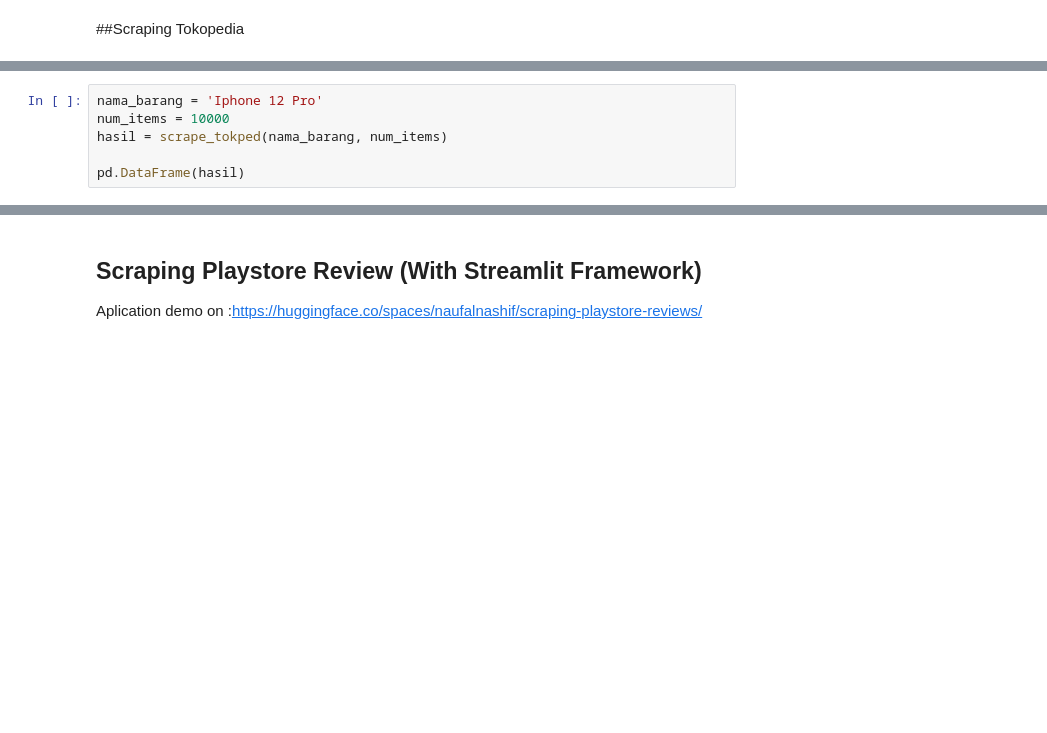
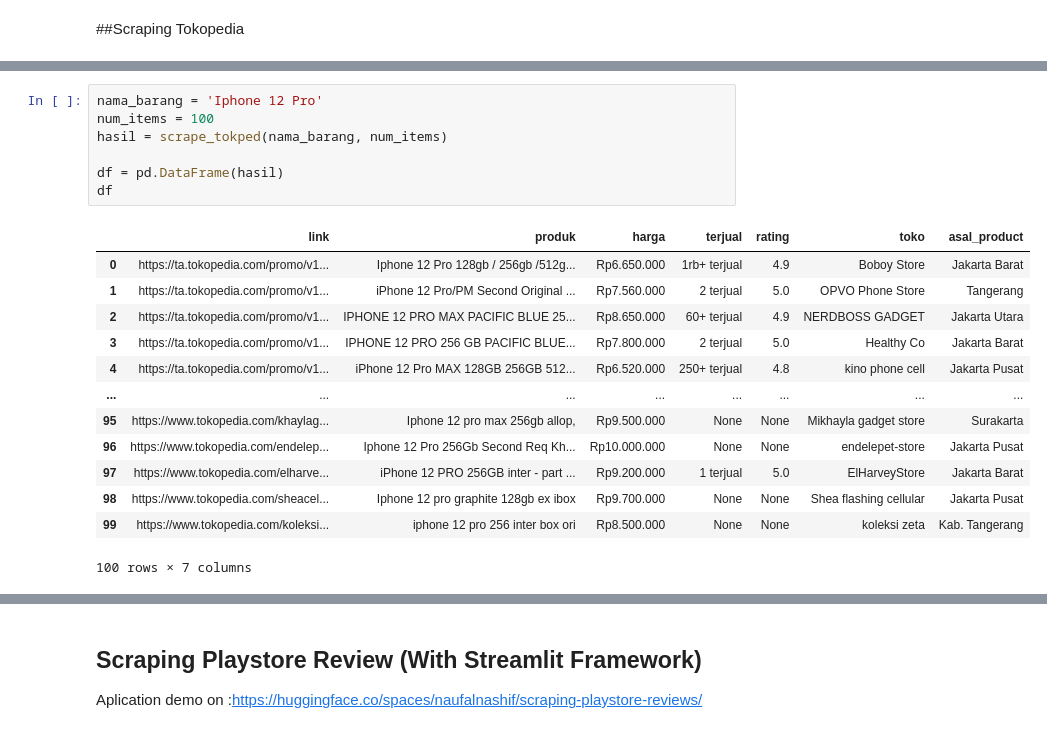
Before and after one commit to naufalnashif/scraping-syntax-repo, a Jupyter notebook: scraping_syntax.ipynb, the cells around one changed output, grey strips where cells are left out. Drawn from its saved outputs; the diff is of its cells as text; blank space fills up the shorter version.

```diff
--- a/scraping_syntax.ipynb
+++ b/scraping_syntax.ipynb
@@ -126,7 +168,22 @@ def scrape_tokped(nama_barang, num_items):
     return products
 # %%
 nama_barang = 'Iphone 12 Pro'
-num_items = 10000
+num_items = 100
 hasil = scrape_tokped(nama_barang, num_items)
 
-pd.DataFrame(hasil)
+df = pd.DataFrame(hasil)
+df
+# %% [output]
+|  | link | produk | harga | terjual | rating | toko | asal_product |
+| 0 | https://ta.tokopedia.com/promo/v1... | Iphone 12 Pro 128gb / 256gb /512g... | Rp6.650.000 | 1rb+ terjual | 4.9 | Boboy Store | Jakarta Barat |
+| 1 | https://ta.tokopedia.com/promo/v1... | iPhone 12 Pro/PM Second Original ... | Rp7.560.000 | 2 terjual | 5.0 | OPVO Phone Store | Tangerang |
+| 2 | https://ta.tokopedia.com/promo/v1... | IPHONE 12 PRO MAX PACIFIC BLUE 25... | Rp8.650.000 | 60+ terjual | 4.9 | NERDBOSS GADGET | Jakarta Utara |
+| 3 | https://ta.tokopedia.com/promo/v1... | IPHONE 12 PRO 256 GB PACIFIC BLUE... | Rp7.800.000 | 2 terjual | 5.0 | Healthy Co | Jakarta Barat |
+| 4 | https://ta.tokopedia.com/promo/v1... | iPhone 12 Pro MAX 128GB 256GB 512... | Rp6.520.000 | 250+ terjual | 4.8 | kino phone cell | Jakarta Pusat |
+| ... | ... | ... | ... | ... | ... | ... | ... |
+| 95 | https://www.tokopedia.com/khaylag... | Iphone 12 pro max 256gb allop, | Rp9.500.000 | None | None | Mikhayla gadget store | Surakarta |
+| 96 | https://www.tokopedia.com/endelep... | Iphone 12 Pro 256Gb Second Req Kh... | Rp10.000.000 | None | None | endelepet-store | Jakarta Pusat |
+| 97 | https://www.tokopedia.com/elharve... | iPhone 12 PRO 256GB inter - part ... | Rp9.200.000 | 1 terjual | 5.0 | ElHarveyStore | Jakarta Barat |
+| 98 | https://www.tokopedia.com/sheacel... | Iphone 12 pro graphite 128gb ex ibox | Rp9.700.000 | None | None | Shea flashing cellular | Jakarta Pusat |
+| 99 | https://www.tokopedia.com/koleksi... | iphone 12 pro 256 inter box ori | Rp8.500.000 | None | None | koleksi zeta | Kab. Tangerang |
+100 rows × 7 columns
```
Also changed, not shown: parts of 6 cells of this notebook.
